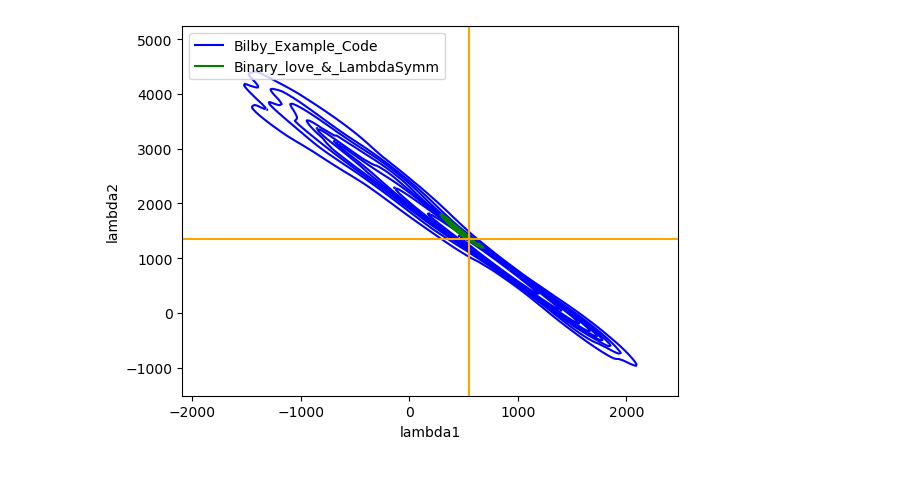
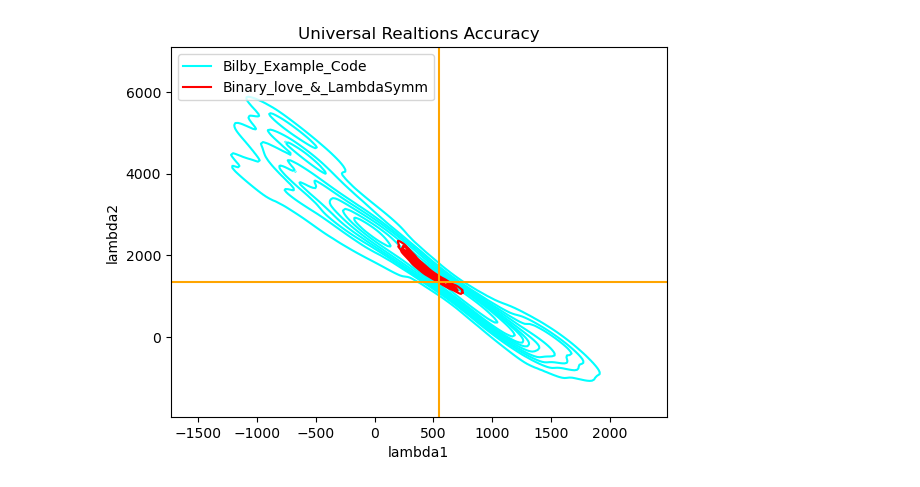
Before and after one commit to daniellmarc/Binary_Love, a Jupyter notebook: KDEplots.ipynb, the cells around one changed output. Drawn from its saved outputs; the diff is of its cells as text; code cells hidden in the pictures.

```diff
--- a/KDEplots.ipynb
+++ b/KDEplots.ipynb
@@ -16,7 +14,7 @@ result_1 = bilby.result.read_in_result(filename='lambdatilde_deltalambdatilde/ou
 result_2 = bilby.result.read_in_result(filename='lambdaSymm_lambdaASymm/outdir/lambdaSymm_lambdaASymm_result.json') #lambdaSymm_lambdaASymm
 
 #BinaryLove_lambdaSymm
-result_3 = bilby.result.read_in_result(filename='binary_love_Symm/outdir/BinaryLove_lambdaSymm_result.json') #Binary_love_Symm
+result_3 = bilby.result.read_in_result(filename='binary_love_Symm/outdir/bns_example_result.json') #Binary_love_Symm
 
 #No need to have the renaming. This is the original
 result_4 = bilby.result.read_in_result(filename='Original_Example/outdir/bns_example_result.json') #Orignial_Bilby_Example_Code
@@ -38,23 +36,26 @@ result_1.posterior['lambda2'] = result_1.posterior.apply(lambda row :
 # %%
 # print(result_3.injection_parameters['lambda_2'])
 # %%
-sns.kdeplot( x=result_1.posterior['lambda1'], y=result_1.posterior['lambda2'],color = 'blue')
-sns.kdeplot( x=result_3.posterior['lambda_1'], y=result_3.posterior['lambda_2'],color = 'green', label='Binary_love_&_LambdaSymm')
+sns.kdeplot( x=result_1.posterior['lambda1'], y=result_1.posterior['lambda2'],color = 'cyan')
+sns.kdeplot( x=result_3.posterior['lambda_1'], y=result_3.posterior['lambda_2'],color = 'red', label='Binary_love_&_LambdaSymm')
 
 #lambda 2 y
 plt.axhline(y=result_3.injection_parameters['lambda_2'], color="orange", linestyle="-")
 #lambda 2 x
 plt.axvline(x= result_3.injection_parameters['lambda_1'], color="orange")
+
 #Add the point
 # print()
 # sns.scatterplot(result_3.injection_parameters['lambda_1'], result_3.injection_parameters['lambda_2'],color = 'orange')
 
-blue_line = mlines.Line2D(result_1.posterior['lambda_1'], result_1.posterior['lambda_2'], color='blue', label='Bilby_Example_Code')
-green_line = mlines.Line2D(result_3.posterior['lambda_1'], result_3.posterior['lambda_2'], color='green', label='Binary_love_&_LambdaSymm')
+blue_line = mlines.Line2D(result_1.posterior['lambda_1'], result_1.posterior['lambda_2'], color='cyan', label='Bilby_Example_Code')
+green_line = mlines.Line2D(result_3.posterior['lambda_1'], result_3.posterior['lambda_2'], color='red', label='Binary_love_&_LambdaSymm')
 plt.legend(handles=[blue_line, green_line])
+
+plt.title("Universal Realtions Accuracy")
 plt.show()
 # %% [output]
-[figure, old version]
+[figure, new version]
 # %%
 #DO not use this cell. Makes the wrong plot
 
```
Also changed, not shown: parts of 14 cells of this notebook, 3 other files.
